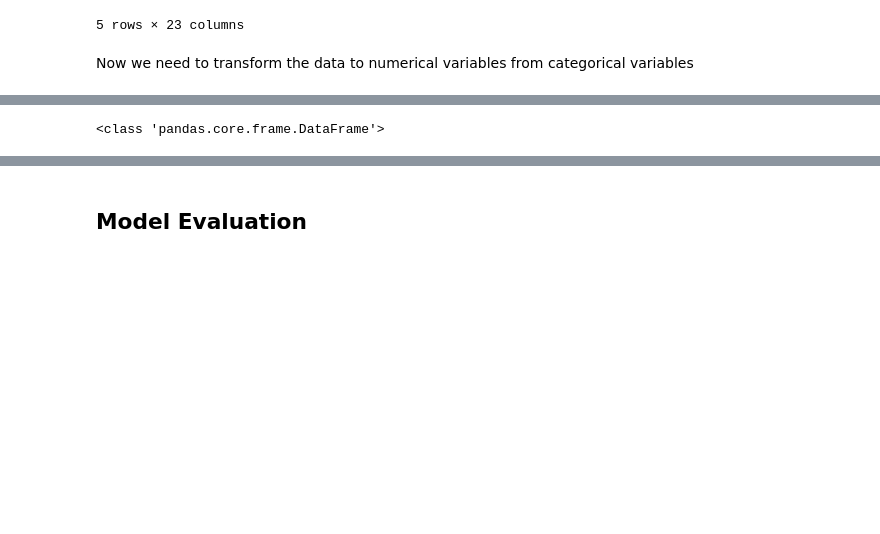
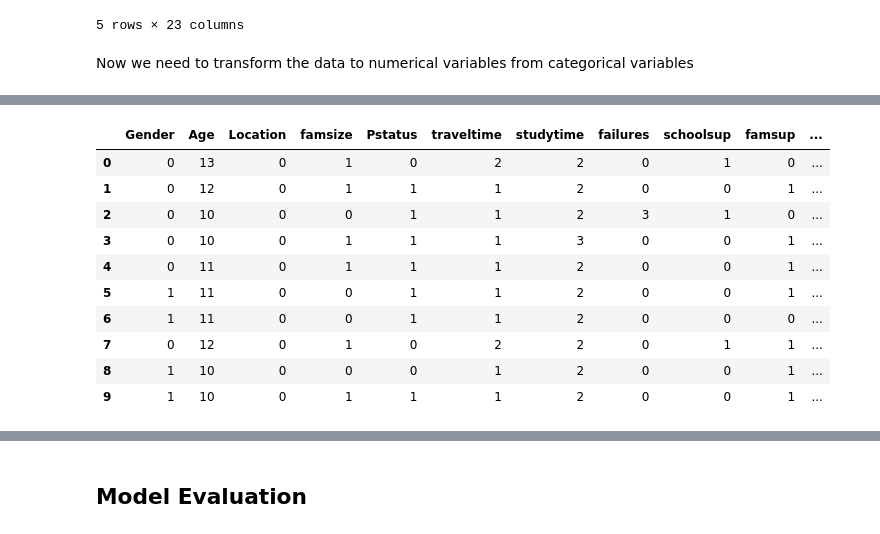
Before and after one commit to Mogbo/Student-score-prediction, a Jupyter notebook: Competition.ipynb, the cells around one changed output, grey strips where cells are left out. Cells and saved outputs as stored; diff of their text form; code cells hidden in the pictures; blank space fills up the shorter version.

```diff
--- a/Competition.ipynb
+++ b/Competition.ipynb
@@ -71,4 +109,14 @@ data, SN= clean_up(data)
-# %%
-print(type(data))
-# %% [output]
-<class 'pandas.core.frame.DataFrame'>
+# %%
+data.iloc[:10,:15]
+# %% [output]
+|  | Gender | Age | Location | famsize | Pstatus | traveltime | studytime | failures | schoolsup | famsup | ... |
+| 0 | 0 | 13 | 0 | 1 | 0 | 2 | 2 | 0 | 1 | 0 | ... |
+| 1 | 0 | 12 | 0 | 1 | 1 | 1 | 2 | 0 | 0 | 1 | ... |
+| 2 | 0 | 10 | 0 | 0 | 1 | 1 | 2 | 3 | 1 | 0 | ... |
+| 3 | 0 | 10 | 0 | 1 | 1 | 1 | 3 | 0 | 0 | 1 | ... |
+| 4 | 0 | 11 | 0 | 1 | 1 | 1 | 2 | 0 | 0 | 1 | ... |
+| 5 | 1 | 11 | 0 | 0 | 1 | 1 | 2 | 0 | 0 | 1 | ... |
+| 6 | 1 | 11 | 0 | 0 | 1 | 1 | 2 | 0 | 0 | 0 | ... |
+| 7 | 0 | 12 | 0 | 1 | 0 | 2 | 2 | 0 | 1 | 1 | ... |
+| 8 | 1 | 10 | 0 | 0 | 0 | 1 | 2 | 0 | 0 | 1 | ... |
+| 9 | 1 | 10 | 0 | 1 | 1 | 1 | 2 | 0 | 0 | 1 | ... |
```
Also changed, not shown: parts of 8 cells of this notebook.
